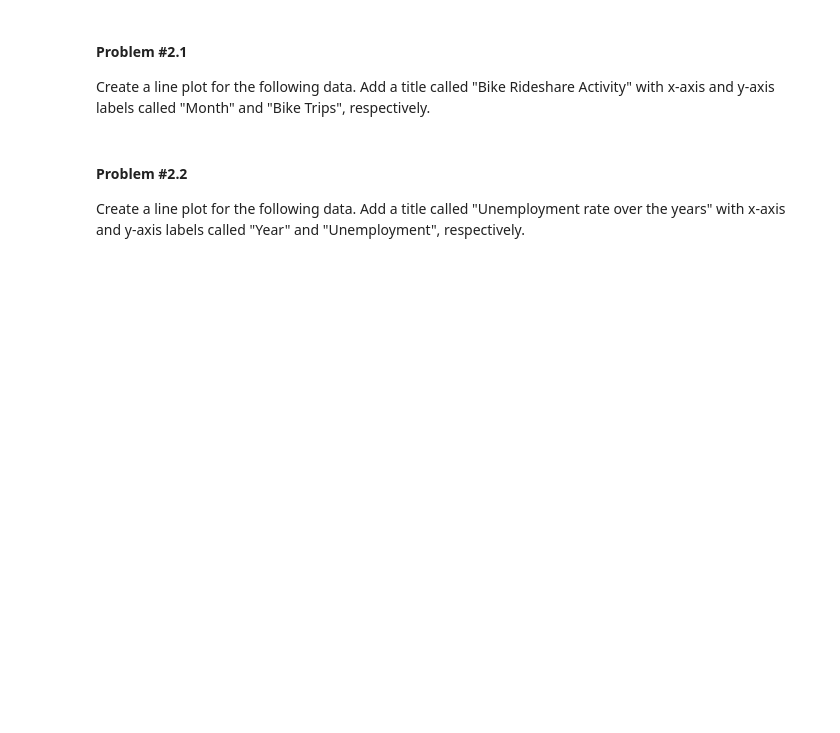
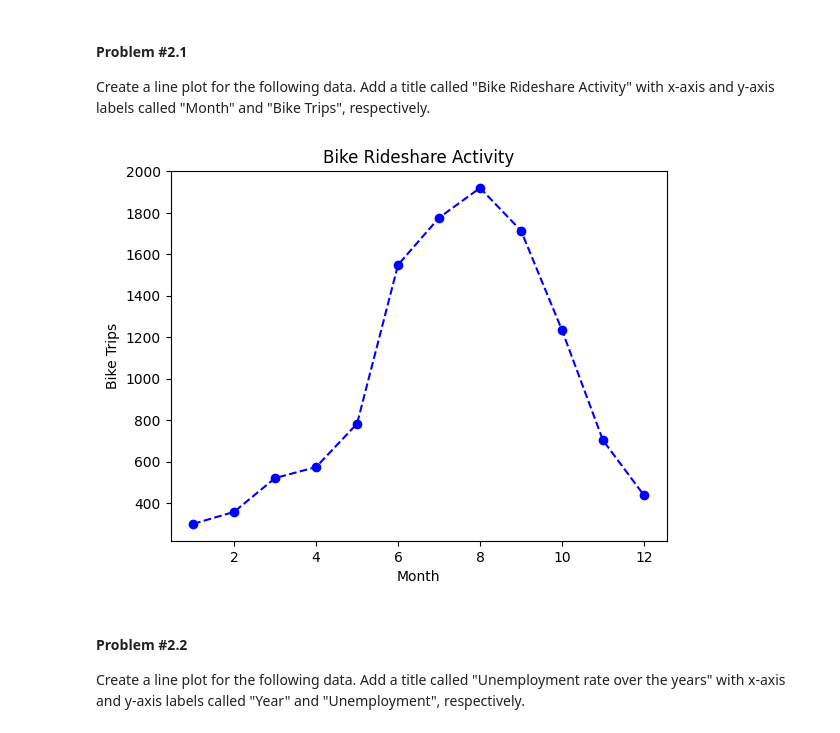
Before and after one commit to itsoreohi/ai, a Jupyter notebook: TRAIN_YLC_Week_5_Homework_Notebook_[STUDENT].ipynb, the cells around one changed output. Cells and saved outputs as stored; diff of their text form; code cells hidden in the pictures; blank space fills up the shorter version.

```diff
--- a/TRAIN_YLC_Week_5_Homework_Notebook_[STUDENT].ipynb
+++ b/TRAIN_YLC_Week_5_Homework_Notebook_[STUDENT].ipynb
@@ -108,8 +138,19 @@ Create a line plot for the following data. Add a title called "Bike Rideshare Ac
 # %%
 months = [1, 2, 3, 4, 5, 6, 7, 8, 9, 10, 11, 12]
 trips = [300, 358, 521, 574, 783, 1549, 1776, 1920, 1714, 1234, 703, 438]
 
-# Line Plot
+# Create line plot
+plt.plot(months, trips, marker='o', linestyle='--', color='b')
+
+# Add labels and title
+plt.title("Bike Rideshare Activity")
+plt.xlabel("Month")
+plt.ylabel("Bike Trips")
+
+# Show plot
+plt.show()
+# %% [output]
+[figure, added]
 # %% [markdown]
 #### **Problem #2.2**
 
```
Also changed, not shown: parts of 12 cells of this notebook.
